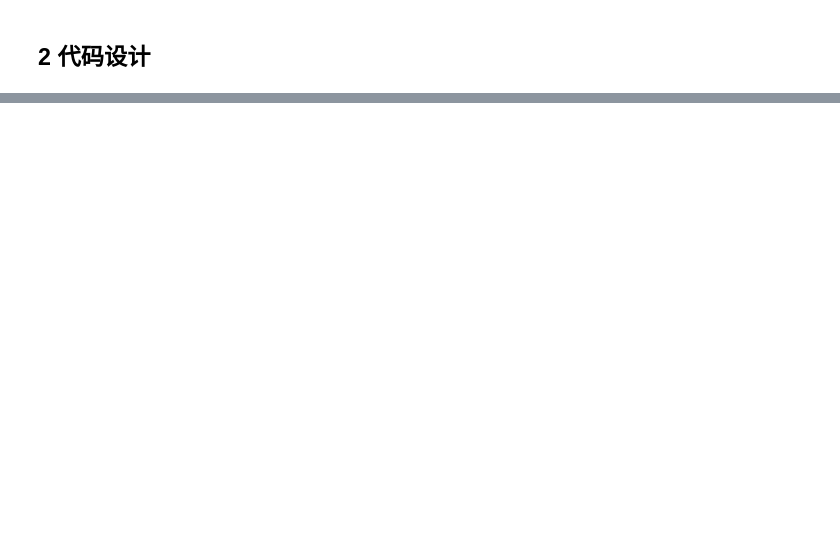
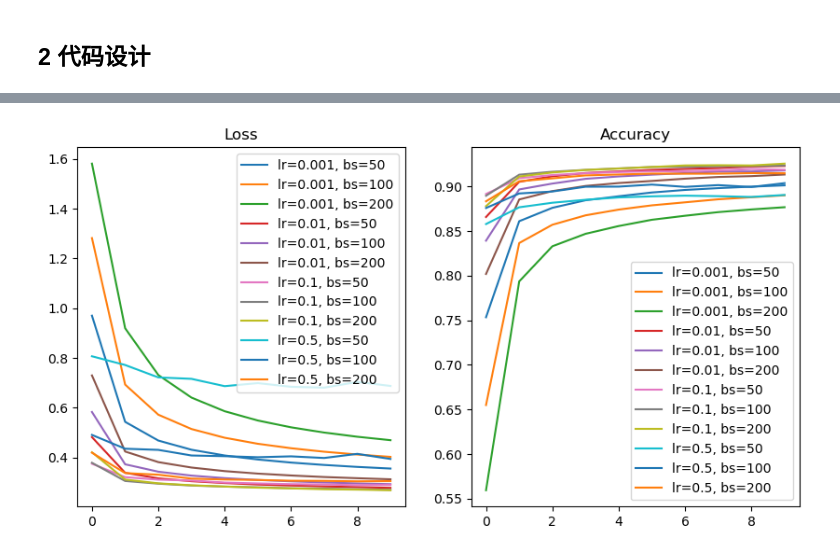
Before and after one commit to JaegerZhao/DeepLearning, a Jupyter notebook: 1 基于Softmax的手写数字识别/runner.ipynb, the cells around one changed output, grey strips where cells are left out. Saved outputs shown, nothing was run; the diff lists cells and outputs as text; code cells hidden in the pictures; blank space fills up the shorter version.

```diff
--- a/1 基于Softmax的手写数字识别/runner.ipynb
+++ b/1 基于Softmax的手写数字识别/runner.ipynb
@@ -150,0 +239,58 @@ plot_loss_and_acc({
+# %%
+# train with momentum
+import numpy as np
+import matplotlib.pyplot as plt
+
+cfg = {
+    'data_root': 'data',
+    'max_epoch': 10,
+    'display_freq': 50,
+    'momentum': 0.9,
+}
+
+# define the range of learning rate and batch size
+lr_range = [0.001, 0.01, 0.1, 0.5]
+bs_range = [50, 100, 200]
+
+# store the loss and accuracy for each combination
+loss_list = []
+acc_list = []
+
+# loop over the combinations
+for i in range(4):
+    for j in range(3):
+        # set the learning rate and batch size
+        cfg['learning_rate'] = lr_range[i]
+        cfg['batch_size'] = bs_range[j]
+
+        runner=Solver(cfg)
+        # train the model and get the loss and accuracy
+        loss, acc = runner.train()
+
+        # append the loss and accuracy to the list
+        loss_list.append(loss)
+        acc_list.append(acc)
+
+# plot the loss and accuracy curves
+fig, ax = plt.subplots(1, 2, figsize=(10, 5))
+for i in range(4):
+    for j in range(3):
+        # plot the loss curve on the first subplot
+        ax[0].plot(loss_list[i*3+j], label=f'lr={lr_range[i]}, bs={bs_range[j]}')
+
+        # plot the accuracy curve on the second subplot
+        ax[1].plot(acc_list[i*3+j], label=f'lr={lr_range[i]}, bs={bs_range[j]}')
+
+# set the title for the first subplot
+ax[0].set_title('Loss')
+
+# set the title for the second subplot
+ax[1].set_title('Accuracy')
+
+# set the legend for both subplots
+ax[0].legend()
+ax[1].legend()
+
+# show the figure
+plt.show()
+# %% [output]
@@ -150,0 +314 @@ plot_loss_and_acc({
+[figure, added]
```
Also changed, not shown: parts of 12 cells of this notebook.
